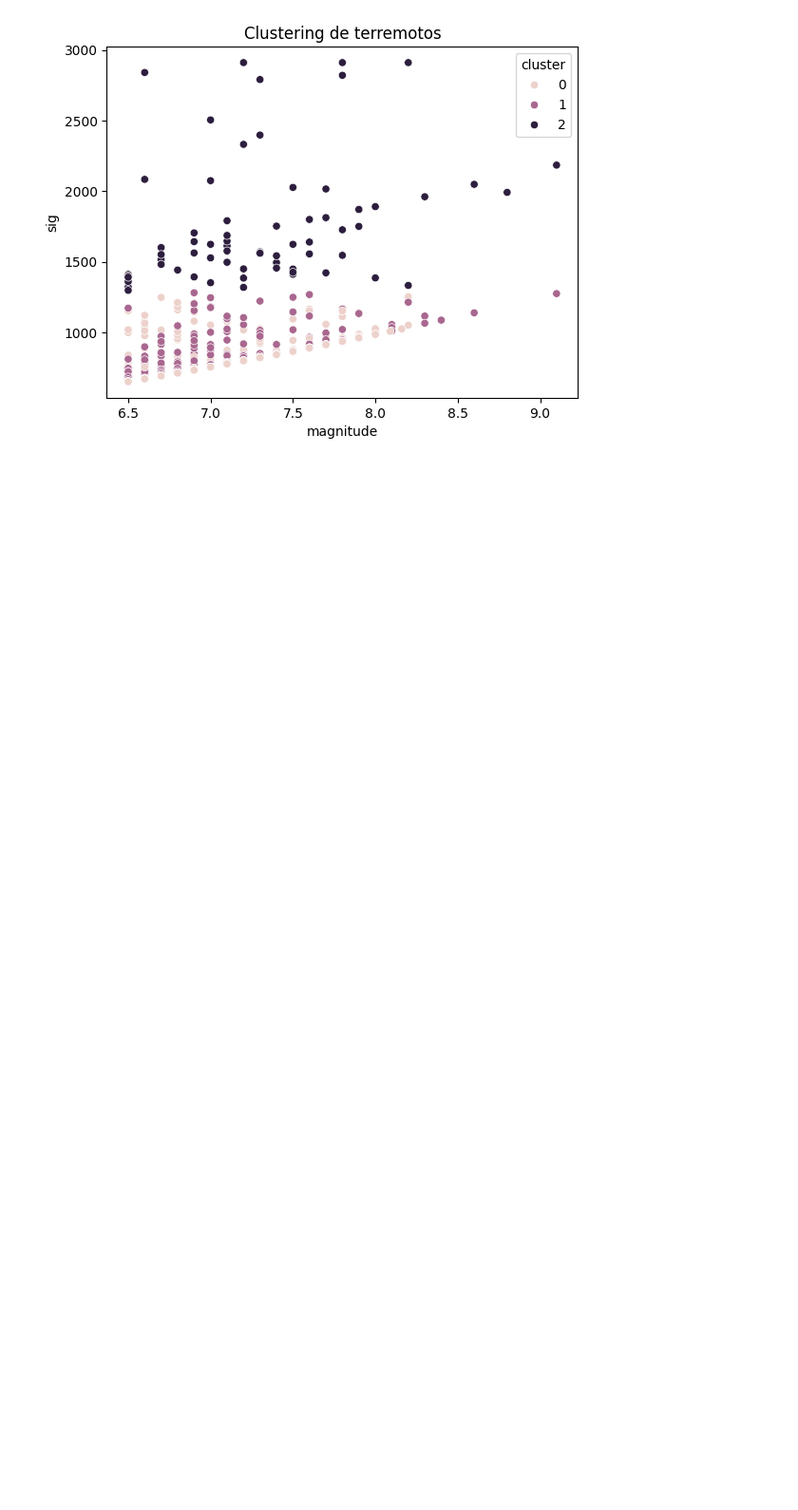
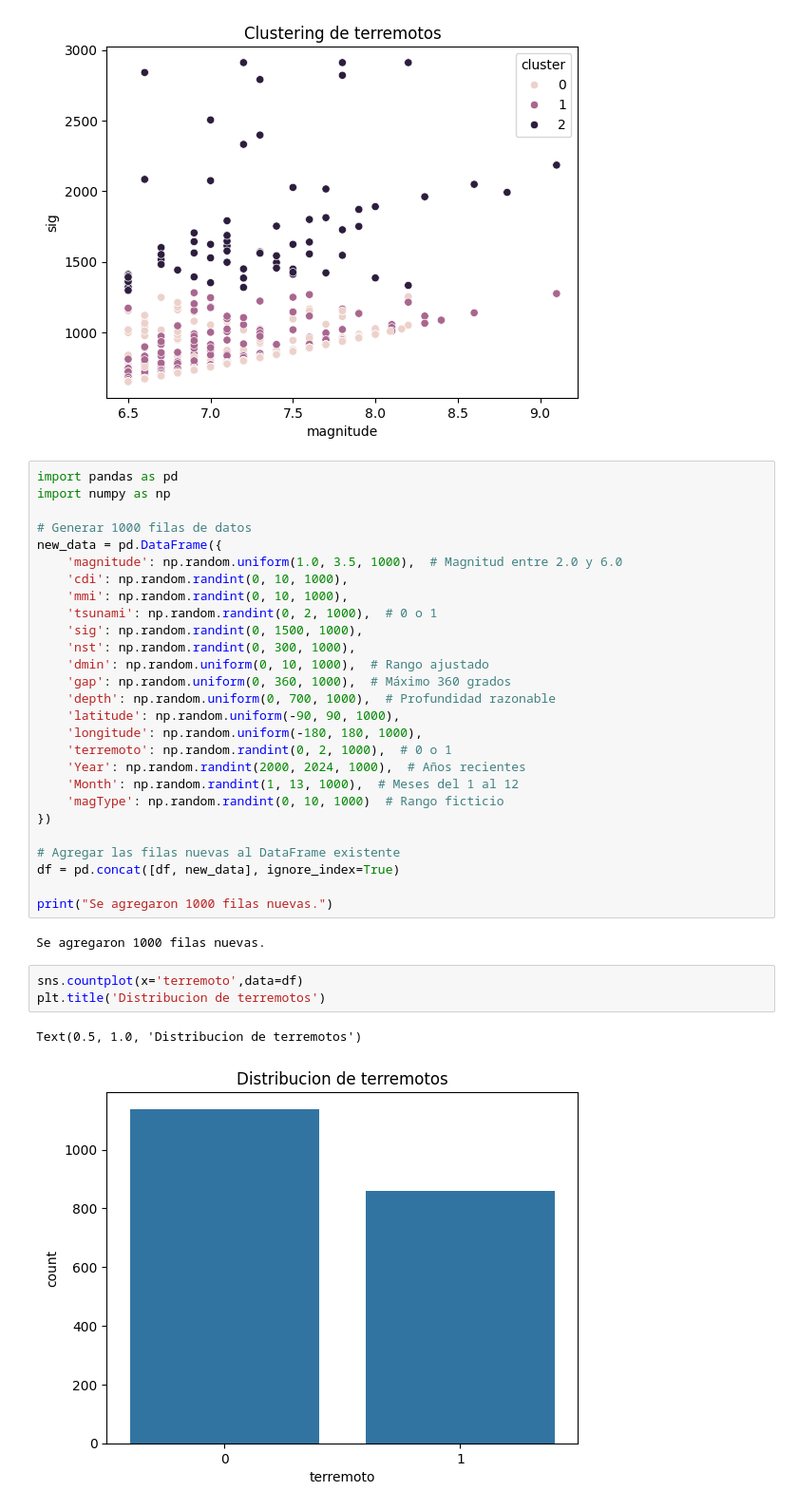
Before and after one commit to CristianLLDev/talentotech, a Jupyter notebook: Proyecto Final Regresion Logistica Terremotos/Proyecto_final_Bootcam_IA_Integrador_Terremotos_Cristian_Llanten.ipynb, the cells around one changed output. Shown at 95% size. Saved outputs shown, nothing was run; the diff lists cells and outputs as text; blank space fills up the shorter version.

```diff
--- a/Proyecto Final Regresion Logistica Terremotos/Proyecto_final_Bootcam_IA_Integrador_Terremotos_Cristian_Llanten.ipynb
+++ b/Proyecto Final Regresion Logistica Terremotos/Proyecto_final_Bootcam_IA_Integrador_Terremotos_Cristian_Llanten.ipynb
@@ -509,3 +526,38 @@ plt.show()
 # %% [output]
 [figure]
 [figure]
+# %%
+import pandas as pd
+import numpy as np
+
+# Generar 1000 filas de datos
+new_data = pd.DataFrame({
+    'magnitude': np.random.uniform(1.0, 3.5, 1000),  # Magnitud entre 2.0 y 6.0
+    'cdi': np.random.randint(0, 10, 1000),
+    'mmi': np.random.randint(0, 10, 1000),
+    'tsunami': np.random.randint(0, 2, 1000),  # 0 o 1
+    'sig': np.random.randint(0, 1500, 1000),
+    'nst': np.random.randint(0, 300, 1000),
+    'dmin': np.random.uniform(0, 10, 1000),  # Rango ajustado
+    'gap': np.random.uniform(0, 360, 1000),  # Máximo 360 grados
+    'depth': np.random.uniform(0, 700, 1000),  # Profundidad razonable
+    'latitude': np.random.uniform(-90, 90, 1000),
+    'longitude': np.random.uniform(-180, 180, 1000),
+    'terremoto': np.random.randint(0, 2, 1000),  # 0 o 1
+    'Year': np.random.randint(2000, 2024, 1000),  # Años recientes
+    'Month': np.random.randint(1, 13, 1000),  # Meses del 1 al 12
+    'magType': np.random.randint(0, 10, 1000)  # Rango ficticio
+})
+
+# Agregar las filas nuevas al DataFrame existente
+df = pd.concat([df, new_data], ignore_index=True)
+
+print("Se agregaron 1000 filas nuevas.")
+# %% [output]
+Se agregaron 1000 filas nuevas.
+# %%
+sns.countplot(x='terremoto',data=df)
+plt.title('Distribucion de terremotos')
+# %% [output]
+Text(0.5, 1.0, 'Distribucion de terremotos')
+[figure, added]
```
Also changed, not shown: parts of 7 cells of this notebook.
